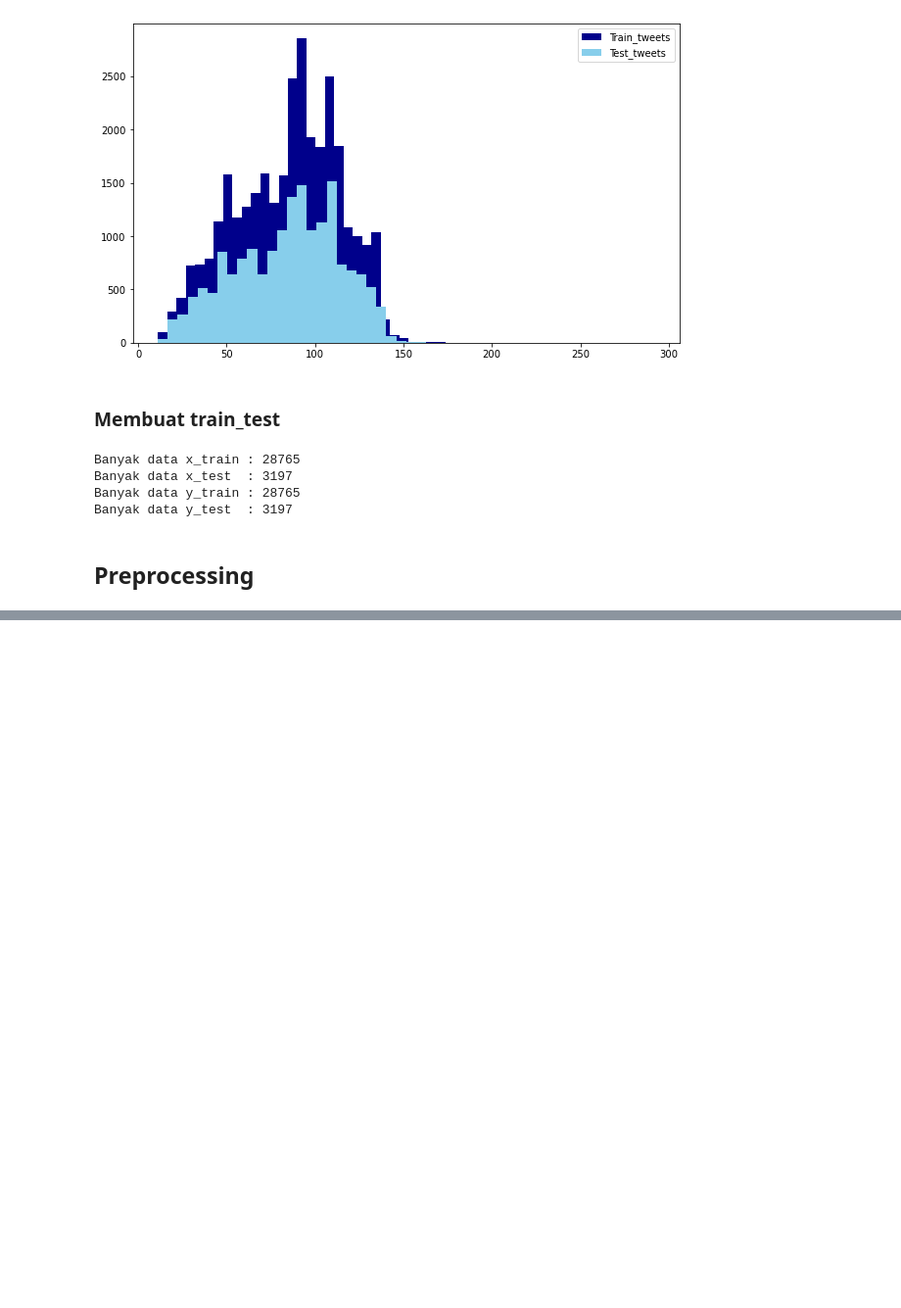
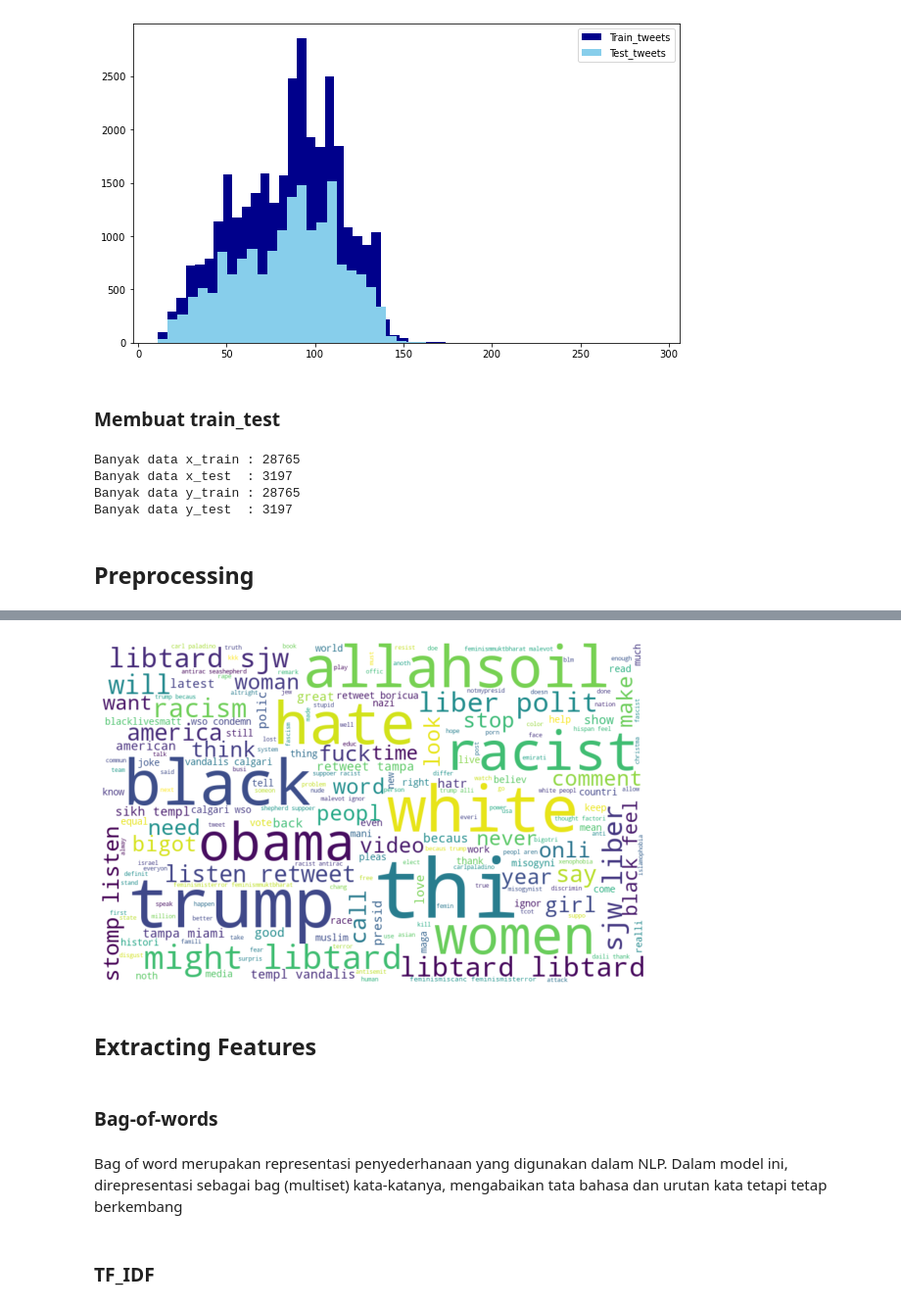
Before and after one commit to debbydbrh/Sentiment-Analysis-Twitter-Using-Support-Vector-Machine, a Jupyter notebook: Sentiment Analysis using Support Vector Machine.ipynb, the cells around one changed output, grey strips where cells are left out. Shown: that part at 98% size. Cells and saved outputs as stored; diff of their text form; code cells hidden in the pictures; blank space fills up the shorter version.

```diff
--- a/Sentiment Analysis using Support Vector Machine.ipynb
+++ b/Sentiment Analysis using Support Vector Machine.ipynb
@@ -129,0 +255,12 @@ Pada tahap ini yang dilakukan adalah membuat data yang ada menjadi data yang leb
+# %%
+#untuk melihat kata-kata yang negatif
+negative_words = ' '.join(text for text in merge['clean_tweet'][merge['label'] == 1])
+plot_wordCloud(negative_words)
+# %% [output]
+[figure, added]
+# %% [markdown]
+## Extracting Features
+# %% [markdown]
+### Bag-of-words
+# %% [markdown]
+Bag of word merupakan representasi penyederhanaan yang digunakan dalam NLP. Dalam model ini, direpresentasi sebagai bag (multiset) kata-katanya, mengabaikan tata bahasa dan urutan kata tetapi tetap berkembang
@@ -129,0 +272,2 @@ Pada tahap ini yang dilakukan adalah membuat data yang ada menjadi data yang leb
+# %% [markdown]
+### TF_IDF
```
Also changed, not shown: parts of 31 cells of this notebook.
